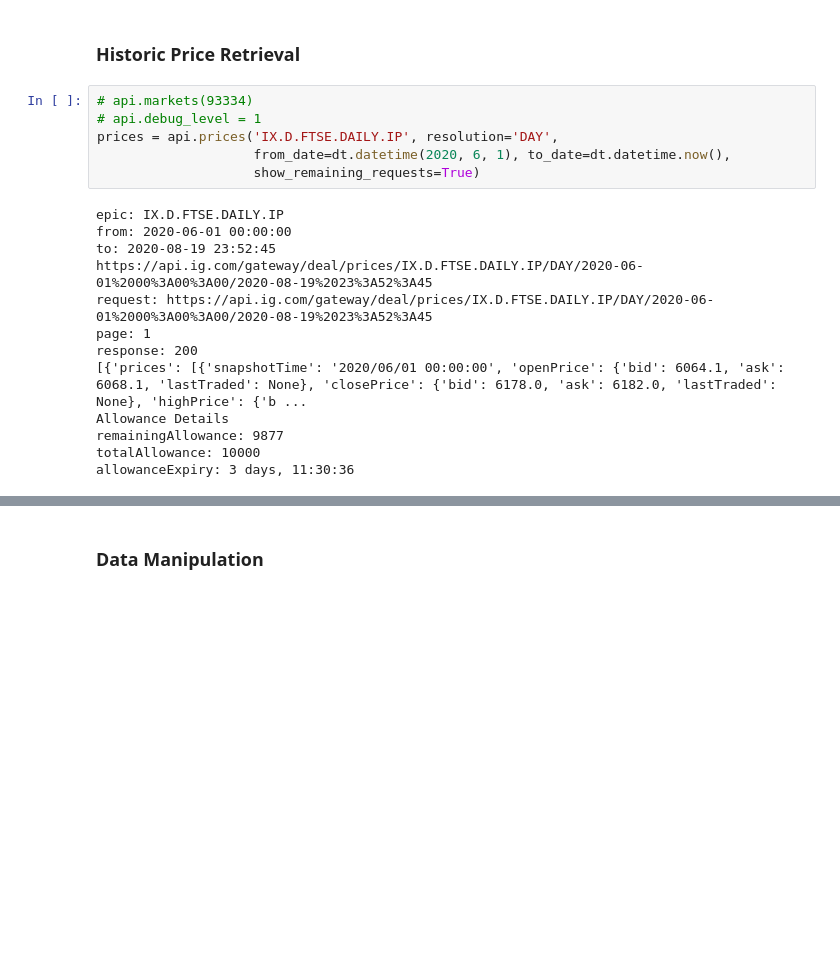
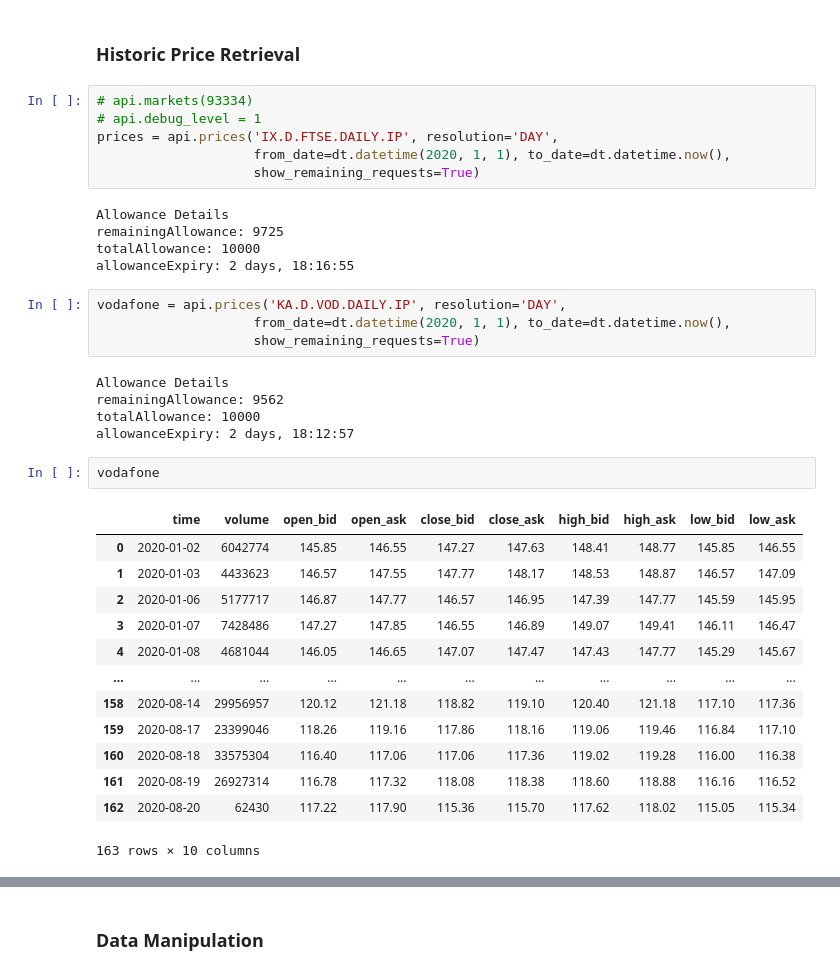
Before and after one commit to generatom/stocks, a Jupyter notebook: stocks.ipynb, the cells around one changed output, grey strips where cells are left out. Cells and saved outputs as stored; diff of their text form; blank space fills up the shorter version.

```diff
--- a/stocks.ipynb
+++ b/stocks.ipynb
@@ -25,18 +25,35 @@ api.debug_level = 0
 # api.markets(93334)
 # api.debug_level = 1
 prices = api.prices('IX.D.FTSE.DAILY.IP', resolution='DAY',
-                    from_date=dt.datetime(2020, 6, 1), to_date=dt.datetime.now(),
+                    from_date=dt.datetime(2020, 1, 1), to_date=dt.datetime.now(),
                     show_remaining_requests=True)
 # %% [output]
-epic: IX.D.FTSE.DAILY.IP
-from: 2020-06-01 00:00:00
-to: 2020-08-19 23:52:45
-https://api.ig.com/gateway/deal/prices/IX.D.FTSE.DAILY.IP/DAY/2020-06-01%2000%3A00%3A00/2020-08-19%2023%3A52%3A45
-request: https://api.ig.com/gateway/deal/prices/IX.D.FTSE.DAILY.IP/DAY/2020-06-01%2000%3A00%3A00/2020-08-19%2023%3A52%3A45
-page: 1
-response: 200
-[{'prices': [{'snapshotTime': '2020/06/01 00:00:00', 'openPrice': {'bid': 6064.1, 'ask': 6068.1, 'lastTraded': None}, 'closePrice': {'bid': 6178.0, 'ask': 6182.0, 'lastTraded': None}, 'highPrice': {'b ...
 Allowance Details
-remainingAllowance: 9877
+remainingAllowance: 9725
 totalAllowance: 10000
-allowanceExpiry: 3 days, 11:30:36
+allowanceExpiry: 2 days, 18:16:55
+# %%
+vodafone = api.prices('KA.D.VOD.DAILY.IP', resolution='DAY',
+                    from_date=dt.datetime(2020, 1, 1), to_date=dt.datetime.now(),
+                    show_remaining_requests=True)
+# %% [output]
+Allowance Details
+remainingAllowance: 9562
+totalAllowance: 10000
+allowanceExpiry: 2 days, 18:12:57
+# %%
+vodafone
+# %% [output]
+|  | time | volume | open_bid | open_ask | close_bid | close_ask | high_bid | high_ask | low_bid | low_ask |
+| 0 | 2020-01-02 | 6042774 | 145.85 | 146.55 | 147.27 | 147.63 | 148.41 | 148.77 | 145.85 | 146.55 |
+| 1 | 2020-01-03 | 4433623 | 146.57 | 147.55 | 147.77 | 148.17 | 148.53 | 148.87 | 146.57 | 147.09 |
+| 2 | 2020-01-06 | 5177717 | 146.87 | 147.77 | 146.57 | 146.95 | 147.39 | 147.77 | 145.59 | 145.95 |
+| 3 | 2020-01-07 | 7428486 | 147.27 | 147.85 | 146.55 | 146.89 | 149.07 | 149.41 | 146.11 | 146.47 |
+| 4 | 2020-01-08 | 4681044 | 146.05 | 146.65 | 147.07 | 147.47 | 147.43 | 147.77 | 145.29 | 145.67 |
+| ... | ... | ... | ... | ... | ... | ... | ... | ... | ... | ... |
+| 158 | 2020-08-14 | 29956957 | 120.12 | 121.18 | 118.82 | 119.10 | 120.40 | 121.18 | 117.10 | 117.36 |
+| 159 | 2020-08-17 | 23399046 | 118.26 | 119.16 | 117.86 | 118.16 | 119.06 | 119.46 | 116.84 | 117.10 |
+| 160 | 2020-08-18 | 33575304 | 116.40 | 117.06 | 117.06 | 117.36 | 119.02 | 119.28 | 116.00 | 116.38 |
+| 161 | 2020-08-19 | 26927314 | 116.78 | 117.32 | 118.08 | 118.38 | 118.60 | 118.88 | 116.16 | 116.52 |
+| 162 | 2020-08-20 | 62430 | 117.22 | 117.90 | 115.36 | 115.70 | 117.62 | 118.02 | 115.05 | 115.34 |
+163 rows × 10 columns
```
Also changed, not shown: parts of 19 cells of this notebook.
